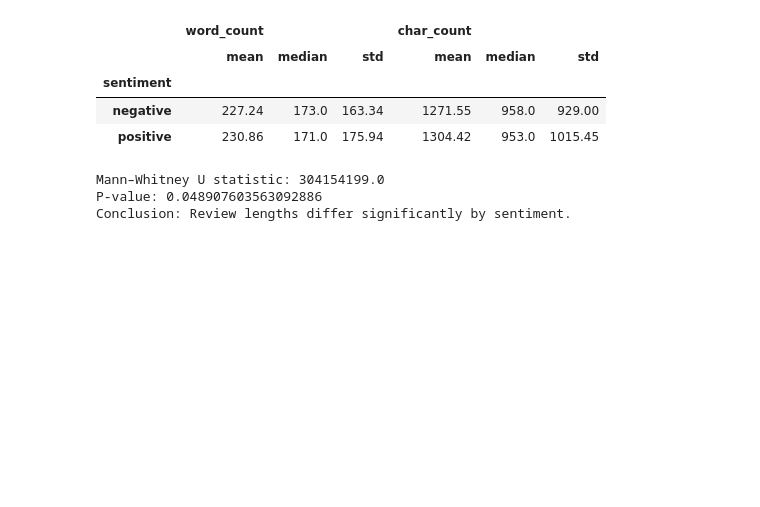
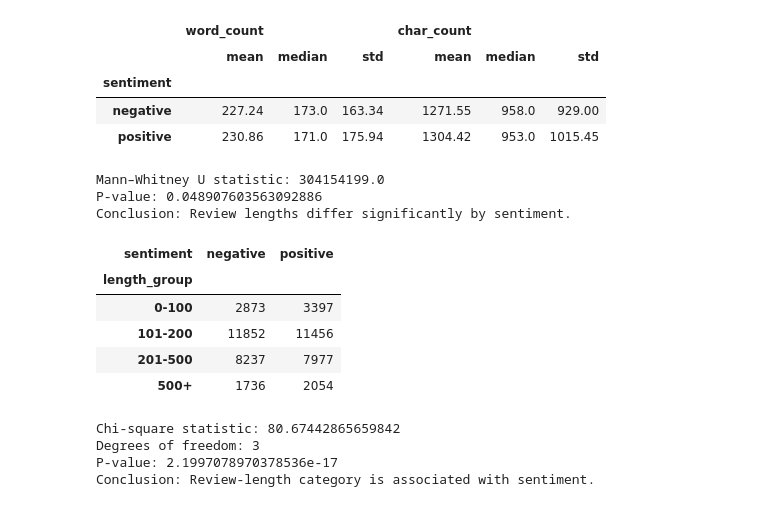
Before and after one commit to pawandubey82/Sentiment-Analysis-of-Movie-Reviews-Using-Machine-Learning, a Jupyter notebook: Sentiment_Analysis_of_Movie_Reviews_Using_Machine_Learning.ipynb, the cells around one changed output. Cells and saved outputs as stored; diff of their text form; code cells hidden in the pictures; blank space fills up the shorter version.

Commit message:
Check Review Length is positive or negative of Sentiment

```diff
--- a/Sentiment_Analysis_of_Movie_Reviews_Using_Machine_Learning.ipynb
+++ b/Sentiment_Analysis_of_Movie_Reviews_Using_Machine_Learning.ipynb
@@ -299,3 +299,42 @@ else:
 Mann–Whitney U statistic: 304154199.0
 P-value: 0.048907603563092886
 Conclusion: Review lengths differ significantly by sentiment.
+# %%
+from scipy.stats import chi2_contingency
+
+df["length_group"] = pd.cut(
+    df["word_count"],
+    bins=[-1, 100, 200, 500, float("inf")],
+    labels=["0-100", "101-200", "201-500", "500+"]
+)
+
+contingency_table = pd.crosstab(
+    df["length_group"],
+    df["sentiment"]
+)
+
+display(contingency_table)
+
+chi2, p_value, dof, expected = chi2_contingency(
+    contingency_table
+)
+
+print("Chi-square statistic:", chi2)
+print("Degrees of freedom:", dof)
+print("P-value:", p_value)
+
+if p_value < 0.05:
+    print("Conclusion: Review-length category is associated with sentiment.")
+else:
+    print("Conclusion: No statistically significant association was detected.")
+# %% [output]
+| sentiment | negative | positive |
+| length_group |  |  |
+| 0-100 | 2873 | 3397 |
+| 101-200 | 11852 | 11456 |
+| 201-500 | 8237 | 7977 |
+| 500+ | 1736 | 2054 |
+Chi-square statistic: 80.67442865659842
+Degrees of freedom: 3
+P-value: 2.1997078970378536e-17
+Conclusion: Review-length category is associated with sentiment.
```
